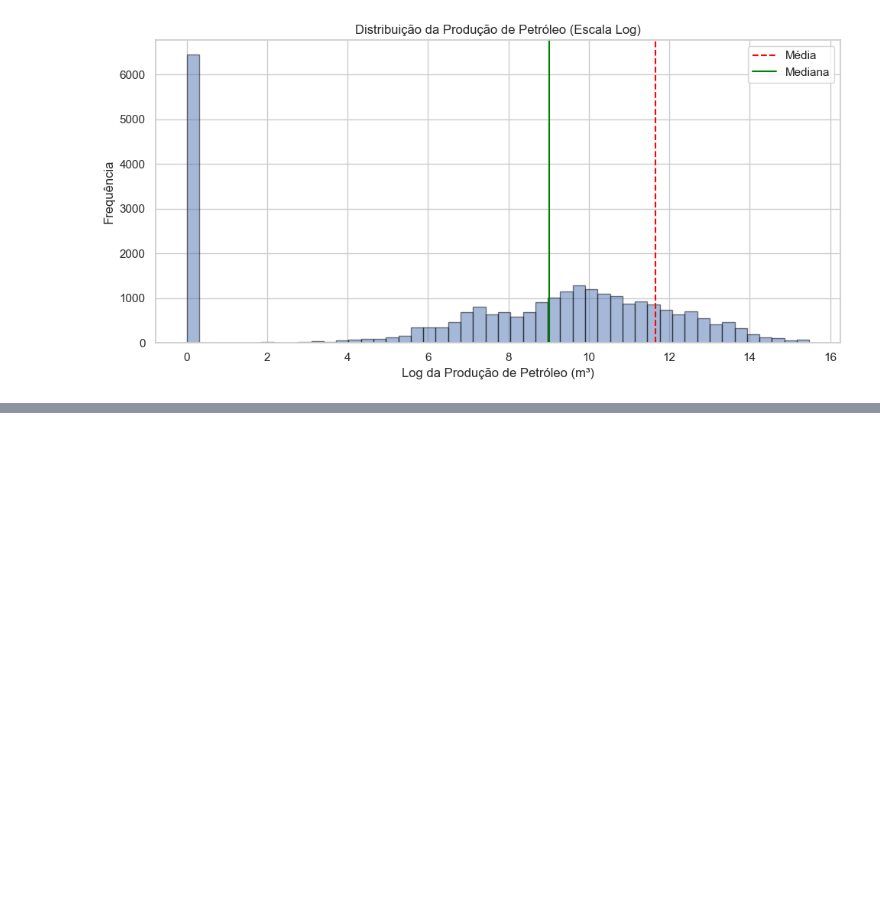
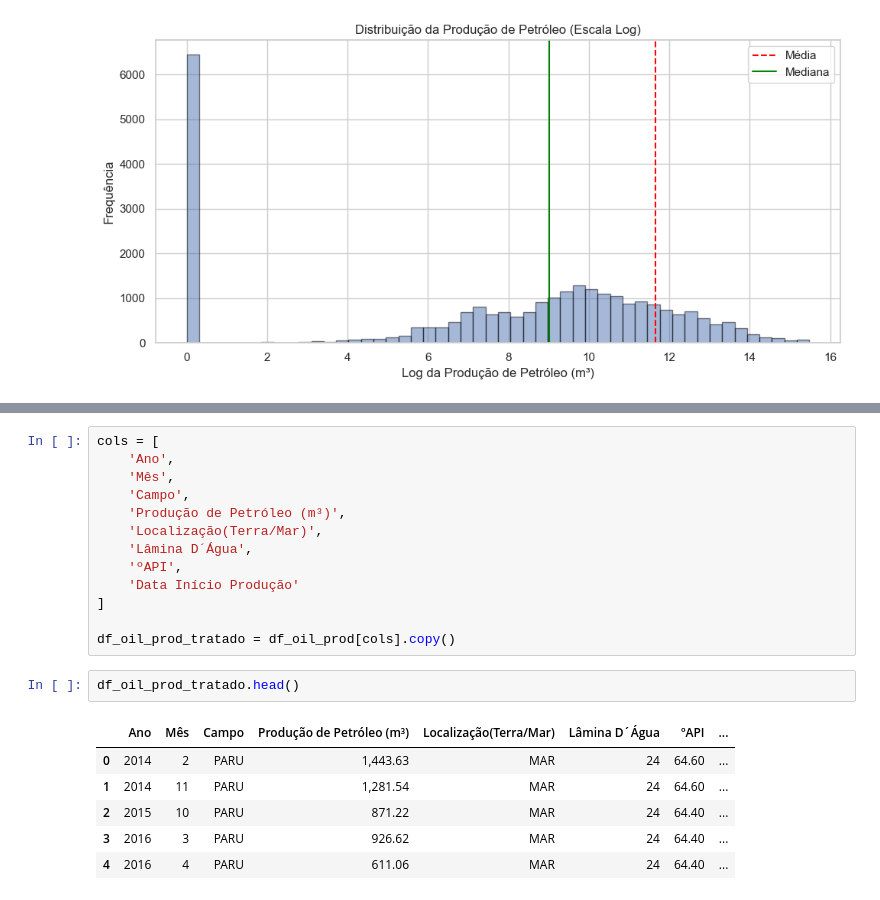
Before and after one commit to Diogo-Pinto/br-og-prd-concentration, a Jupyter notebook: notebooks/concentration-analysis.ipynb, the cells around one changed output, grey strips where cells are left out. Drawn from its saved outputs; the diff is of its cells as text; blank space fills up the shorter version.

```diff
--- a/notebooks/concentration-analysis.ipynb
+++ b/notebooks/concentration-analysis.ipynb
@@ -359,0 +475,22 @@ Dessa forma, o histograma complementa a análise dos quantis ao evidenciar, de m
+# %%
+cols = [
+    'Ano',
+    'Mês',
+    'Campo',
+    'Produção de Petróleo (m³)',
+    'Localização(Terra/Mar)',
+    'Lâmina D´Água',
+    'ºAPI',
+    'Data Início Produção'
+]
+
+df_oil_prod_tratado = df_oil_prod[cols].copy()
+# %%
+df_oil_prod_tratado.head()
+# %% [output]
+|  | Ano | Mês | Campo | Produção de Petróleo (m³) | Localização(Terra/Mar) | Lâmina D´Água | ºAPI | ... |
+| 0 | 2014 | 2 | PARU | 1,443.63 | MAR | 24 | 64.60 | ... |
+| 1 | 2014 | 11 | PARU | 1,281.54 | MAR | 24 | 64.60 | ... |
+| 2 | 2015 | 10 | PARU | 871.22 | MAR | 24 | 64.40 | ... |
+| 3 | 2016 | 3 | PARU | 926.62 | MAR | 24 | 64.40 | ... |
+| 4 | 2016 | 4 | PARU | 611.06 | MAR | 24 | 64.40 | ... |
```
Also changed, not shown: parts of 22 cells of this notebook.
